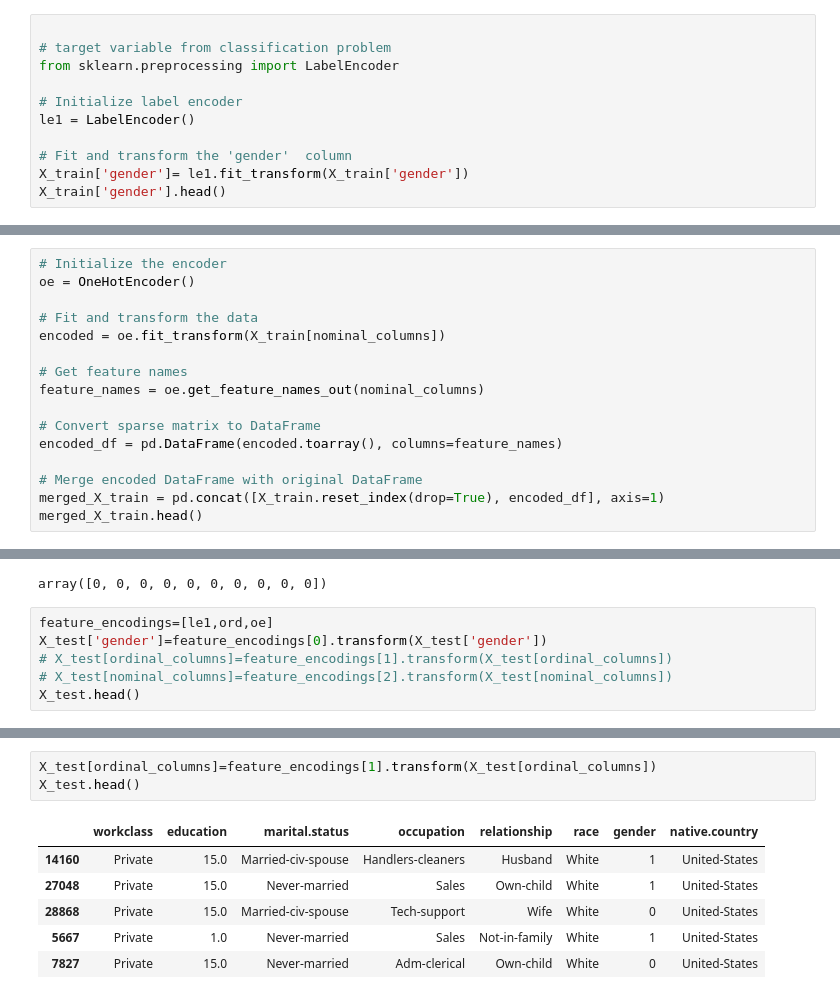
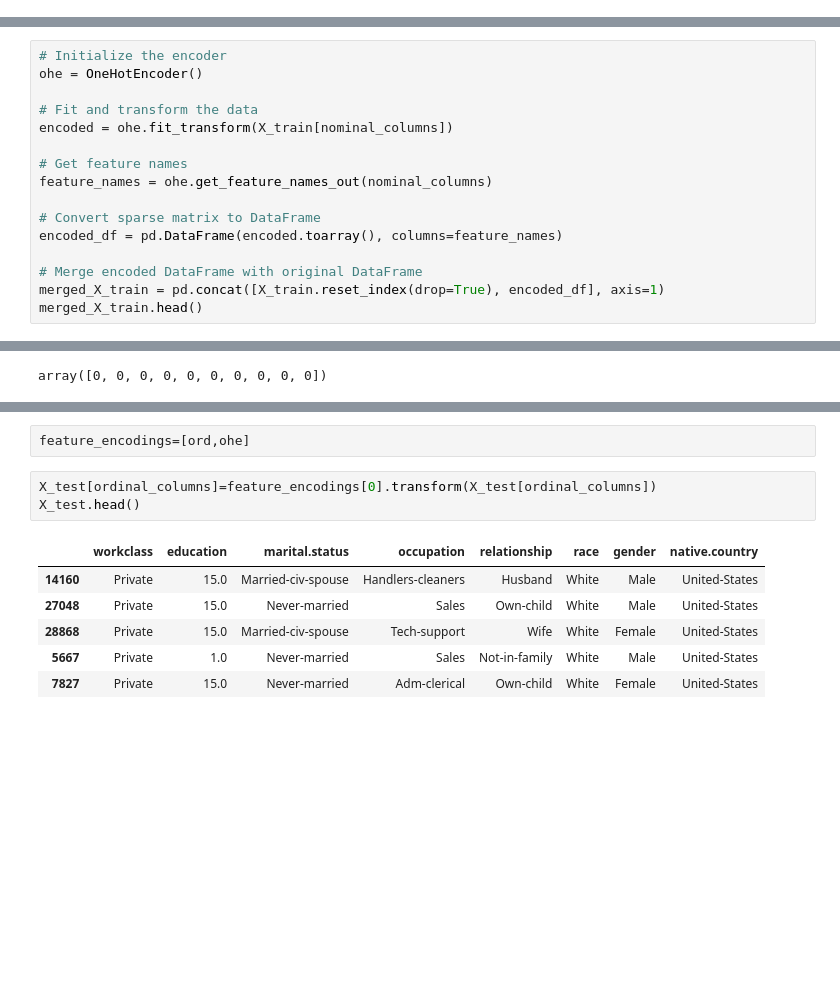
Before and after one commit to anuradha-datascience/machine-learning, a Jupyter notebook: 3. Data Preprocessing/Working_With_Categorical_Data.ipynb, the cells around one changed output, grey strips where cells are left out. Drawn from its saved outputs; the diff is of its cells as text; blank space fills up the shorter version.

```diff
--- a/3. Data Preprocessing/Working_With_Categorical_Data.ipynb
+++ b/3. Data Preprocessing/Working_With_Categorical_Data.ipynb
@@ -247,14 +242,3 @@ Target Variable: income
 # %%
 # X_train['gender']=X_train['gender'].apply(lambda x: 1 if x=='Female' else 0)
 # X_train.sample(5)
-# %%
-
-# target variable from classification problem
-from sklearn.preprocessing import LabelEncoder
-
-# Initialize label encoder
-le1 = LabelEncoder()
-
-# Fit and transform the 'gender'  column
-X_train['gender']= le1.fit_transform(X_train['gender'])
-X_train['gender'].head()
@@ -385,12 +334,12 @@ from sklearn.preprocessing import OneHotEncoder
 # %%
 # Initialize the encoder
-oe = OneHotEncoder()
+ohe = OneHotEncoder()
 
 # Fit and transform the data
-encoded = oe.fit_transform(X_train[nominal_columns])
+encoded = ohe.fit_transform(X_train[nominal_columns])
 
 # Get feature names
-feature_names = oe.get_feature_names_out(nominal_columns)
+feature_names = ohe.get_feature_names_out(nominal_columns)
 
 # Convert sparse matrix to DataFrame
 encoded_df = pd.DataFrame(encoded.toarray(), columns=feature_names)
@@ -412,9 +361,3 @@ y_test_encoded = le_target.transform(y_test)
 y_test_encoded[:10]
 # %% [output]
 array([0, 0, 0, 0, 0, 0, 0, 0, 0, 0])
-# %%
-feature_encodings=[le1,ord,oe]
-X_test['gender']=feature_encodings[0].transform(X_test['gender'])
-# X_test[ordinal_columns]=feature_encodings[1].transform(X_test[ordinal_columns])
-# X_test[nominal_columns]=feature_encodings[2].transform(X_test[nominal_columns])
-X_test.head()
@@ -428,12 +364,14 @@ X_test.head()
+# %%
+feature_encodings=[ord,ohe]
 # %%
-X_test[ordinal_columns]=feature_encodings[1].transform(X_test[ordinal_columns])
+X_test[ordinal_columns]=feature_encodings[0].transform(X_test[ordinal_columns])
 X_test.head()
 # %% [output]
 |  | workclass | education | marital.status | occupation | relationship | race | gender | native.country |
-| 14160 | Private | 15.0 | Married-civ-spouse | Handlers-cleaners | Husband | White | 1 | United-States |
-| 27048 | Private | 15.0 | Never-married | Sales | Own-child | White | 1 | United-States |
-| 28868 | Private | 15.0 | Married-civ-spouse | Tech-support | Wife | White | 0 | United-States |
-| 5667 | Private | 1.0 | Never-married | Sales | Not-in-family | White | 1 | United-States |
-| 7827 | Private | 15.0 | Never-married | Adm-clerical | Own-child | White | 0 | United-States |
+| 14160 | Private | 15.0 | Married-civ-spouse | Handlers-cleaners | Husband | White | Male | United-States |
+| 27048 | Private | 15.0 | Never-married | Sales | Own-child | White | Male | United-States |
+| 28868 | Private | 15.0 | Married-civ-spouse | Tech-support | Wife | White | Female | United-States |
+| 5667 | Private | 1.0 | Never-married | Sales | Not-in-family | White | Male | United-States |
+| 7827 | Private | 15.0 | Never-married | Adm-clerical | Own-child | White | Female | United-States |
 # %%
 # Convert sparse matrix to DataFrame
```
Also changed, not shown: parts of 14 cells of this notebook.
